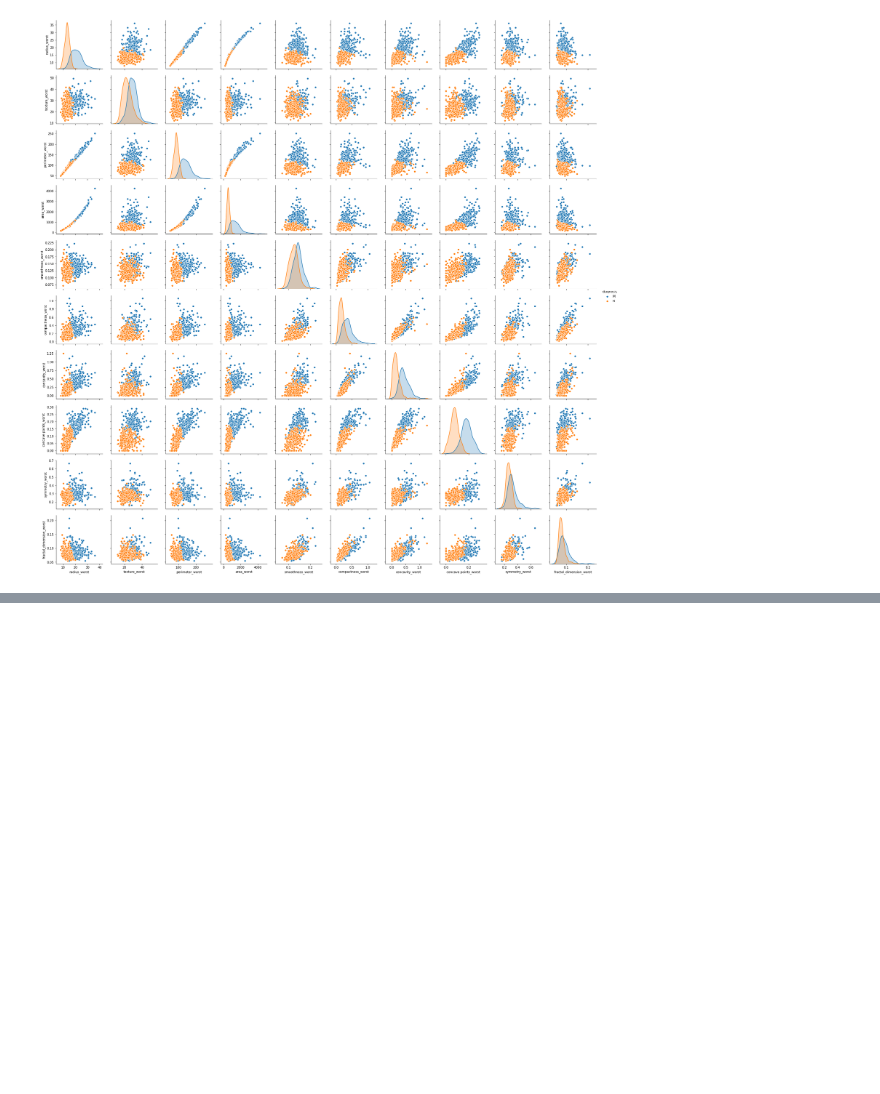
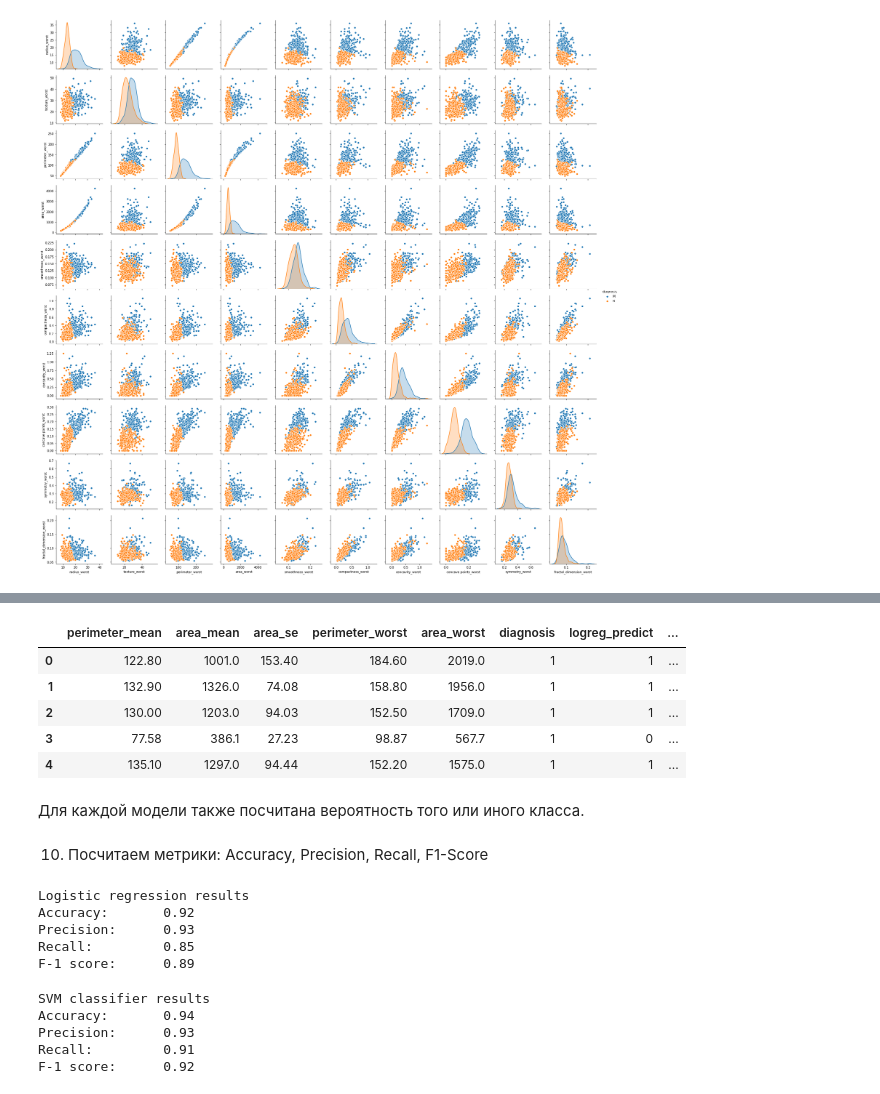
Before and after one commit to pastashkin/netology_python, a Jupyter notebook: homeworks/final_fe.ipynb, the cells around one changed output, grey strips where cells are left out. Cells and saved outputs as stored; diff of their text form; code cells hidden in the pictures; blank space fills up the shorter version.

```diff
--- a/homeworks/final_fe.ipynb
+++ b/homeworks/final_fe.ipynb
@@ -131,0 +219,2 @@ array([1.56301468e+16, 4.38844340e+05, 7.30376946e+03, 6.85403569e+02,
+# %%
+clf_lr.fit(X_full, y_full)
@@ -131,0 +226,3 @@ array([1.56301468e+16, 4.38844340e+05, 7.30376946e+03, 6.85403569e+02,
+# %%
+data_breast_selected['logreg_predict'] = clf_lr.predict(X_full)
+data_breast_selected['logreg_proba'] = clf_lr.predict_proba(X_full).round(2).tolist()
@@ -131,0 +254,5 @@ array([1.56301468e+16, 4.38844340e+05, 7.30376946e+03, 6.85403569e+02,
+# %%
+clf_svm = svm.SVC(kernel='linear', C=1, probability=True).fit(X_full, y_full)
+# %%
+data_breast_selected['svm_predict'] = clf_svm.predict(X_full)
+data_breast_selected['svm_proba'] = clf_svm.predict_proba(X_full).round(2).tolist()
@@ -131,0 +269,11 @@ array([1.56301468e+16, 4.38844340e+05, 7.30376946e+03, 6.85403569e+02,
+# %%
+data_breast_selected.head()
+# %% [output]
+|  | perimeter_mean | area_mean | area_se | perimeter_worst | area_worst | diagnosis | logreg_predict | ... |
+| 0 | 122.80 | 1001.0 | 153.40 | 184.60 | 2019.0 | 1 | 1 | ... |
+| 1 | 132.90 | 1326.0 | 74.08 | 158.80 | 1956.0 | 1 | 1 | ... |
+| 2 | 130.00 | 1203.0 | 94.03 | 152.50 | 1709.0 | 1 | 1 | ... |
+| 3 | 77.58 | 386.1 | 27.23 | 98.87 | 567.7 | 1 | 0 | ... |
+| 4 | 135.10 | 1297.0 | 94.44 | 152.20 | 1575.0 | 1 | 1 | ... |
+# %% [markdown]
+Для каждой модели также посчитана вероятность того или иного класса.
@@ -131,0 +284,26 @@ array([1.56301468e+16, 4.38844340e+05, 7.30376946e+03, 6.85403569e+02,
+# %% [markdown]
+10. Посчитаем метрики: Accuracy, Precision, Recall, F1-Score
+# %%
+print("Logistic regression results")
+print("Accuracy:\t%0.2f" % accuracy_score(y, y_logreg))
+print("Precision:\t%0.2f" % precision_recall_fscore_support(y, y_logreg, average='binary')[0])
+print("Recall:\t\t%0.2f" % precision_recall_fscore_support(y, y_logreg, average='binary')[1])
+print("F-1 score:\t%0.2f" % precision_recall_fscore_support(y, y_logreg, average='binary')[2])
+# %% [output]
+Logistic regression results
+Accuracy:       0.92
+Precision:      0.93
+Recall:         0.85
+F-1 score:      0.89
+# %%
+print("SVM classifier results")
+print("Accuracy:\t%0.2f" % accuracy_score(y, y_svm))
+print("Precision:\t%0.2f" % precision_recall_fscore_support(y, y_svm, average='binary')[0])
+print("Recall:\t\t%0.2f" % precision_recall_fscore_support(y, y_svm, average='binary')[1])
+print("F-1 score:\t%0.2f" % precision_recall_fscore_support(y, y_svm, average='binary')[2])
+# %% [output]
+SVM classifier results
+Accuracy:       0.94
+Precision:      0.93
+Recall:         0.91
+F-1 score:      0.92
```
Also changed, not shown: parts of 29 cells of this notebook.
